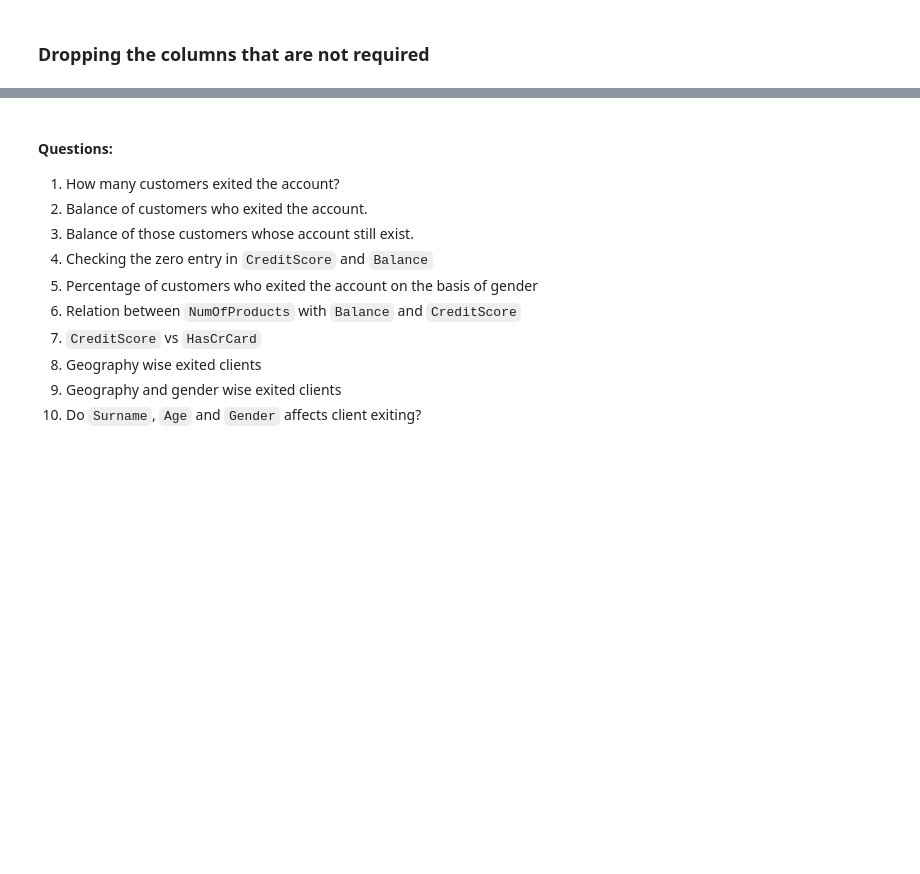
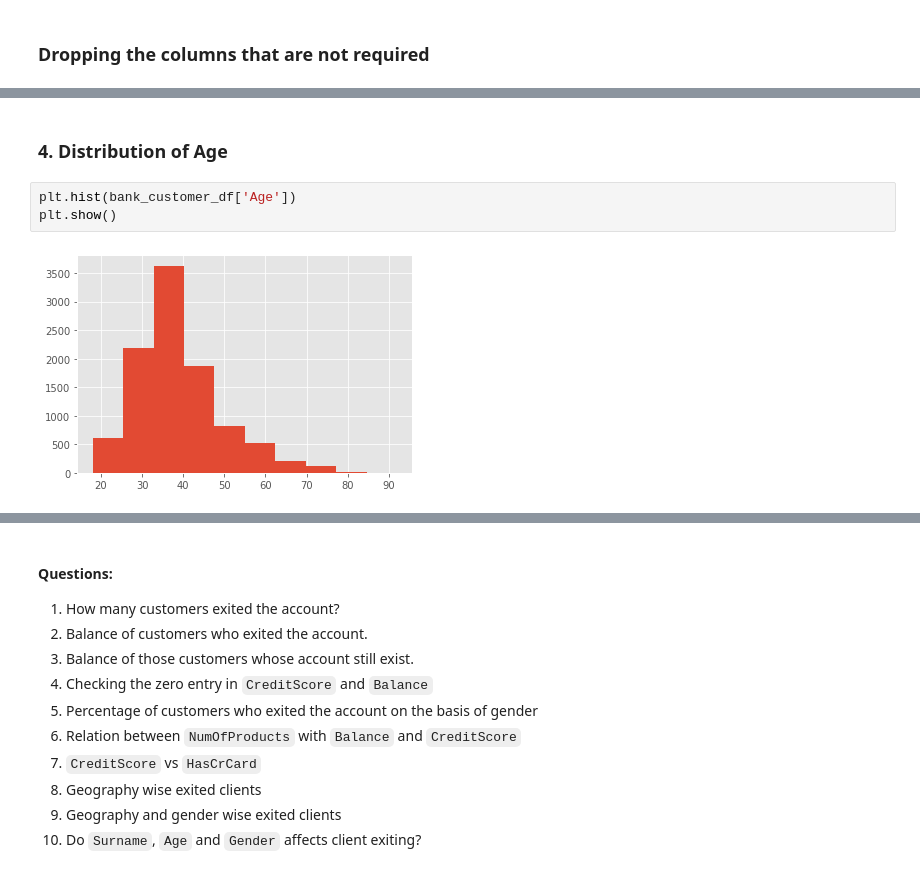
Before and after one commit to sank3t/Bank-Customer-Churn, a Jupyter notebook: Bank-Customer-Churn.ipynb, the cells around one changed output, grey strips where cells are left out. Saved outputs shown, nothing was run; the diff lists cells and outputs as text; blank space fills up the shorter version.

```diff
--- a/Bank-Customer-Churn.ipynb
+++ b/Bank-Customer-Churn.ipynb
@@ -79,0 +128,7 @@ df = df.drop(columns=['RowNumber', 'CustomerId'])
+# %% [markdown]
+### 4. Distribution of Age
+# %%
+plt.hist(bank_customer_df['Age'])
+plt.show()
+# %% [output]
+[figure, added]
```
Also changed, not shown: parts of 26 cells of this notebook.
